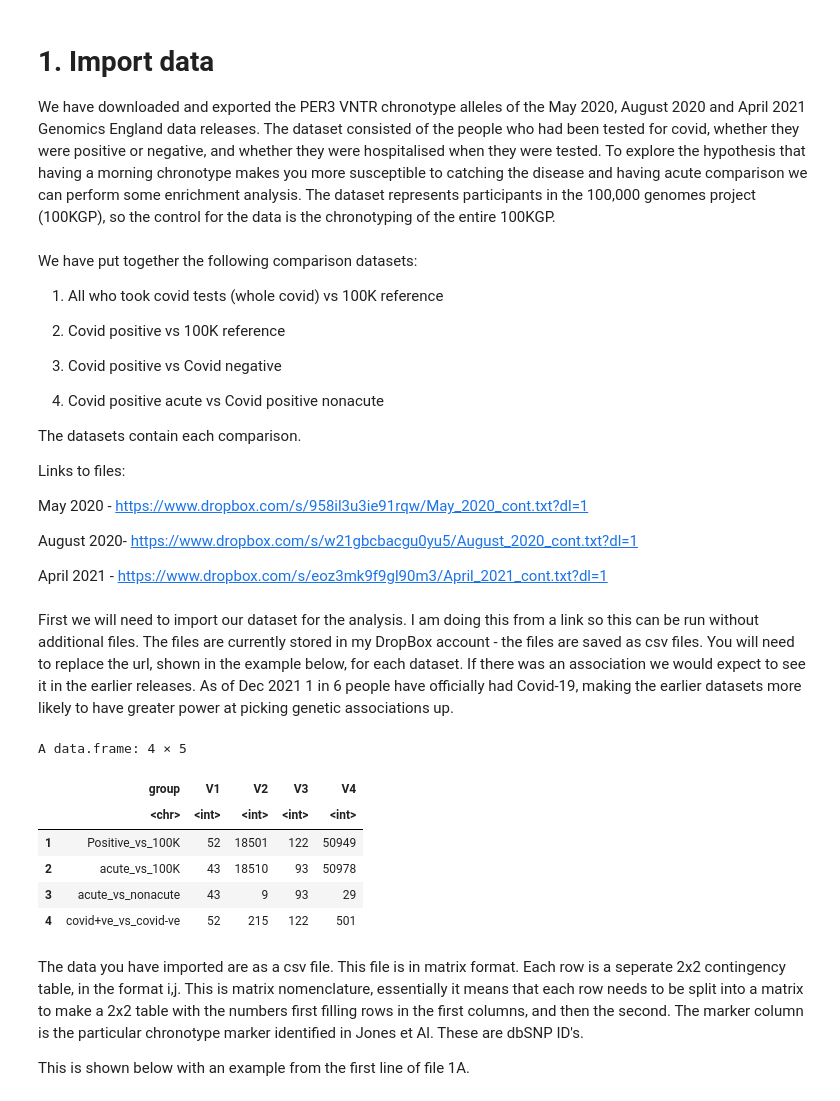
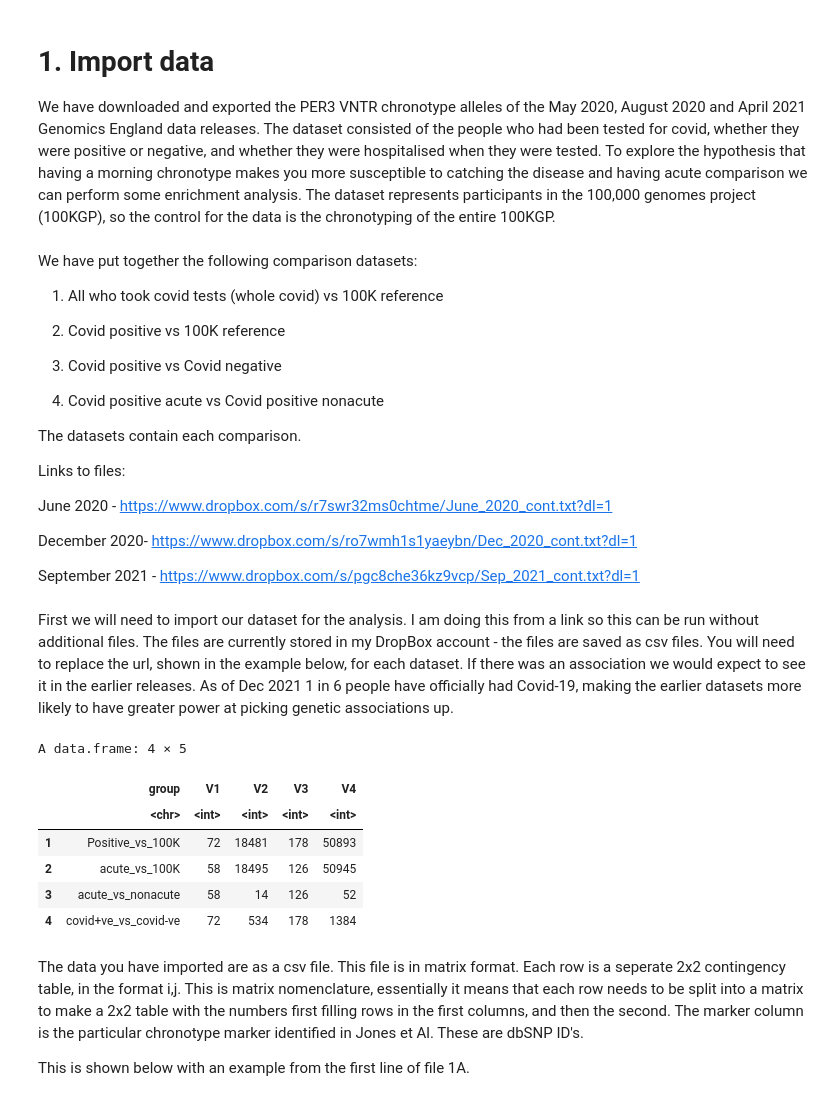
Before and after one commit to comparativechrono/covid-chronotyping, a Jupyter notebook: Covid_chronotyping_PER3_VNTR_2.ipynb, the cells around one changed output. Drawn from its saved outputs; the diff is of its cells as text; code cells hidden in the pictures.

```diff
--- a/Covid_chronotyping_PER3_VNTR_2.ipynb
+++ b/Covid_chronotyping_PER3_VNTR_2.ipynb
@@ -47,25 +47,25 @@ The datasets contain each comparison.
 
 Links to files:
 
-May 2020 - https://www.dropbox.com/s/958il3u3ie91rqw/May_2020_cont.txt?dl=1
+June 2020 - https://www.dropbox.com/s/r7swr32ms0chtme/June_2020_cont.txt?dl=1
 
-August 2020- https://www.dropbox.com/s/w21gbcbacgu0yu5/August_2020_cont.txt?dl=1
+December 2020- https://www.dropbox.com/s/ro7wmh1s1yaeybn/Dec_2020_cont.txt?dl=1
 
-April 2021 - https://www.dropbox.com/s/eoz3mk9f9gl90m3/April_2021_cont.txt?dl=1
+September 2021 - https://www.dropbox.com/s/pgc8che36kz9vcp/Sep_2021_cont.txt?dl=1
 # %% [markdown]
 First we will need to import our dataset for the analysis. I am doing this from a link so this can be run without additional files. The files are currently stored in my DropBox account - the files are saved as csv files. You will need to replace the url, shown in the example below, for each dataset. If there was an association we would expect to see it in the earlier releases. As of Dec 2021 1 in 6 people have officially had Covid-19, making the earlier datasets more likely to have greater power at picking genetic associations up.
 # %%
-May_2020 <- read.table("https://www.dropbox.com/s/958il3u3ie91rqw/May_2020_cont.txt?dl=1", sep = "\t", header = TRUE)
+June_2020 <- read.table("https://www.dropbox.com/s/r7swr32ms0chtme/June_2020_cont.txt?dl=1", sep = "\t", header = TRUE)
 # %%
-head(May_2020)
+head(June_2020)
 # %% [output]
 A data.frame: 4 × 5
 |  | group | V1 | V2 | V3 | V4 |
 |  | <chr> | <int> | <int> | <int> | <int> |
-| 1 | Positive_vs_100K | 52 | 18501 | 122 | 50949 |
-| 2 | acute_vs_100K | 43 | 18510 | 93 | 50978 |
-| 3 | acute_vs_nonacute | 43 | 9 | 93 | 29 |
-| 4 | covid+ve_vs_covid-ve | 52 | 215 | 122 | 501 |
+| 1 | Positive_vs_100K | 72 | 18481 | 178 | 50893 |
+| 2 | acute_vs_100K | 58 | 18495 | 126 | 50945 |
+| 3 | acute_vs_nonacute | 58 | 14 | 126 | 52 |
+| 4 | covid+ve_vs_covid-ve | 72 | 534 | 178 | 1384 |
 # %% [markdown]
 The data you have imported are as a csv file. This file is in matrix format. Each row is a seperate 2x2 contingency table, in the format i,j. This is matrix nomenclature, essentially it means that each row needs to be split into a matrix to make a 2x2 table with the numbers first filling rows in the first columns, and then the second. The marker column is the particular chronotype marker identified in Jones et Al. These are dbSNP ID's.
 
```
Also changed, not shown: parts of 4 cells of this notebook.
